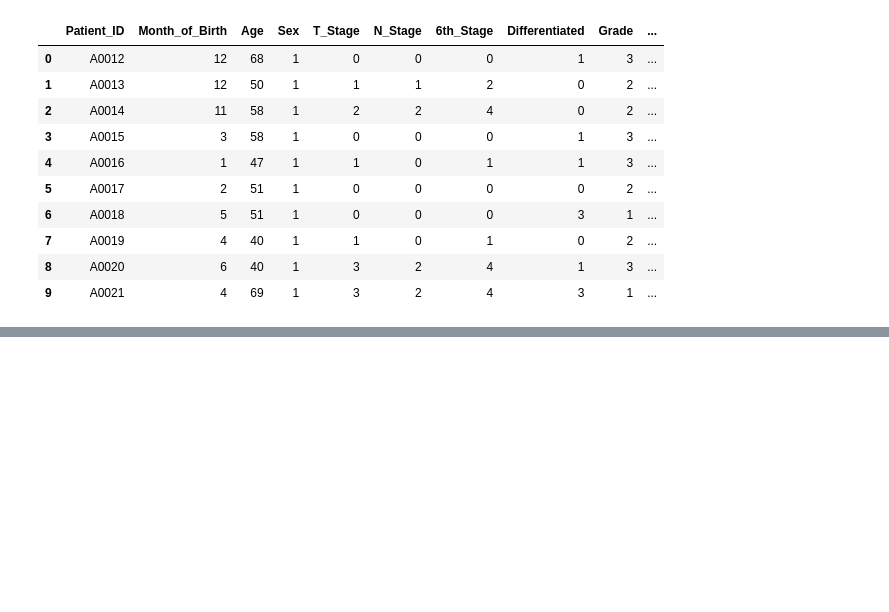
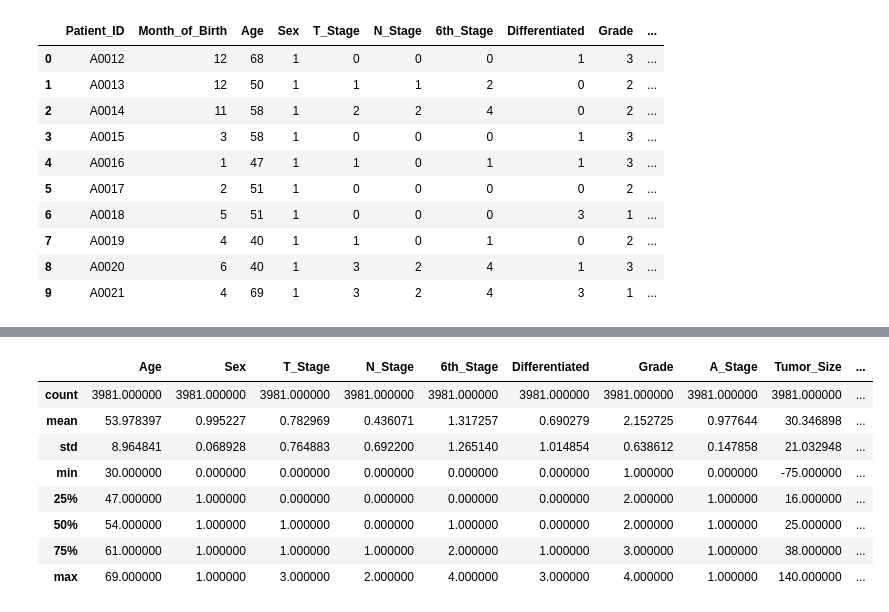
Before and after one commit to edmthinula/IIT_ML_tut, a Jupyter notebook: cw/week6.ipynb, the cells around one changed output, grey strips where cells are left out. Drawn from its saved outputs; the diff is of its cells as text; code cells hidden in the pictures; blank space fills up the shorter version.

```diff
--- a/cw/week6.ipynb
+++ b/cw/week6.ipynb
@@ -252,0 +265,7 @@ data.drop(['Patient_ID'], axis=1,inplace=True)
+# %%
+def find_outliers_IQR(data):
+  q1=data.quantile(0.25)
+  q3=data.quantile(0.75)
+  IQR=q3-q1
+  outliers = data[((data<(q1-1.5*IQR)) | (data>(q3+1.5*IQR)))]
+  return outliers
@@ -253,3 +298,22 @@ data.drop(['Patient_ID'], axis=1,inplace=True)
+# %%
+data.drop(data.index[[522,142,210]], inplace=True)
+# %%
+outlier_indices = find_outliers_IQR(data['Age']).index
+months = find_outliers_IQR(data['Survival_Months']).index
+data.drop(index=months, inplace=True)
+data.drop(index=outlier_indices, inplace=True)
+# %%
+data.describe(include='all')
+# %% [output]
+|  | Age | Sex | T_Stage | N_Stage | 6th_Stage | Differentiated | Grade | A_Stage | Tumor_Size | ... |
+| count | 3981.000000 | 3981.000000 | 3981.000000 | 3981.000000 | 3981.000000 | 3981.000000 | 3981.000000 | 3981.000000 | 3981.000000 | ... |
+| mean | 53.978397 | 0.995227 | 0.782969 | 0.436071 | 1.317257 | 0.690279 | 2.152725 | 0.977644 | 30.346898 | ... |
+| std | 8.964841 | 0.068928 | 0.764883 | 0.692200 | 1.265140 | 1.014854 | 0.638612 | 0.147858 | 21.032948 | ... |
+| min | 30.000000 | 0.000000 | 0.000000 | 0.000000 | 0.000000 | 0.000000 | 1.000000 | 0.000000 | -75.000000 | ... |
+| 25% | 47.000000 | 1.000000 | 0.000000 | 0.000000 | 0.000000 | 0.000000 | 2.000000 | 1.000000 | 16.000000 | ... |
+| 50% | 54.000000 | 1.000000 | 1.000000 | 0.000000 | 1.000000 | 0.000000 | 2.000000 | 1.000000 | 25.000000 | ... |
+| 75% | 61.000000 | 1.000000 | 1.000000 | 1.000000 | 2.000000 | 1.000000 | 3.000000 | 1.000000 | 38.000000 | ... |
+| max | 69.000000 | 1.000000 | 3.000000 | 2.000000 | 4.000000 | 3.000000 | 4.000000 | 1.000000 | 140.000000 | ... |
 # %%
 data.to_csv('mortality_status.csv', index=False)
 data.to_csv('survival_period.csv', index=False)
```
Also changed, not shown: parts of 2 cells of this notebook, 4 other files.
